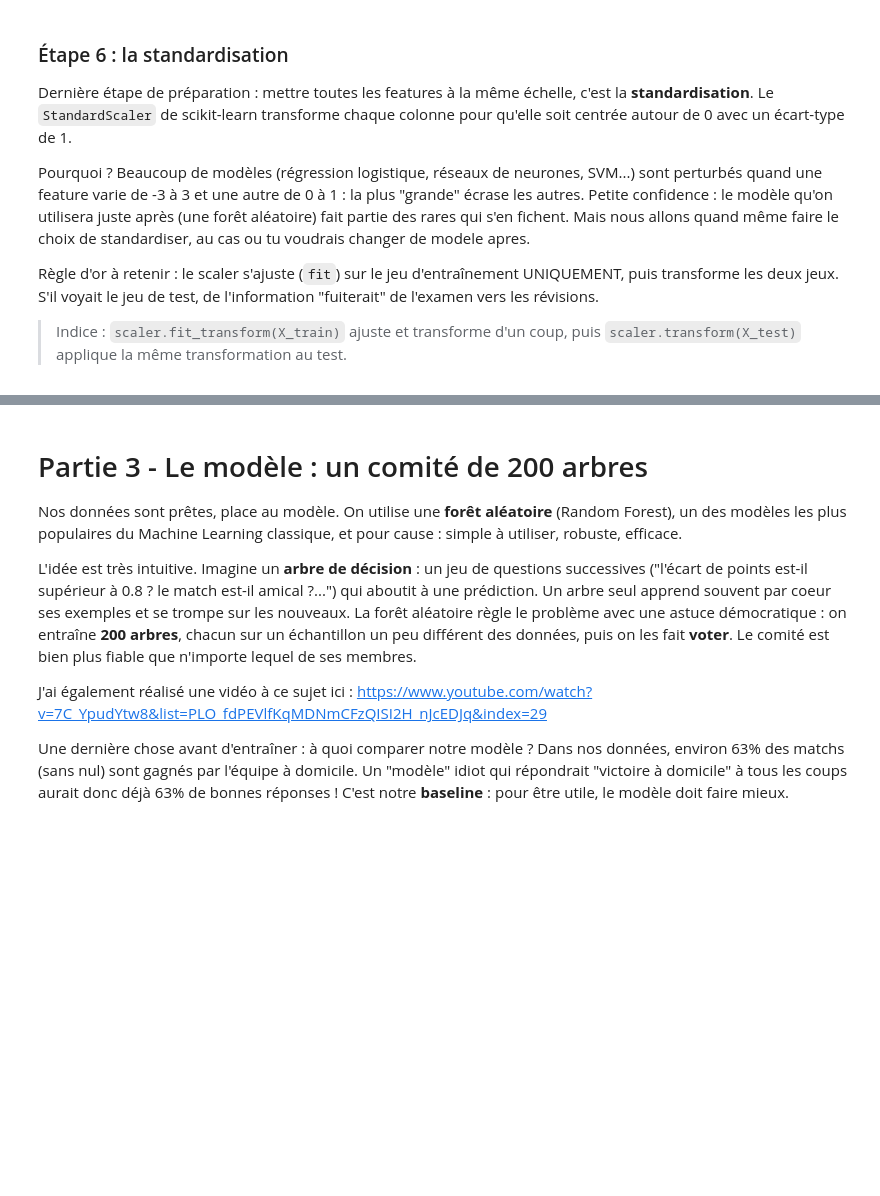
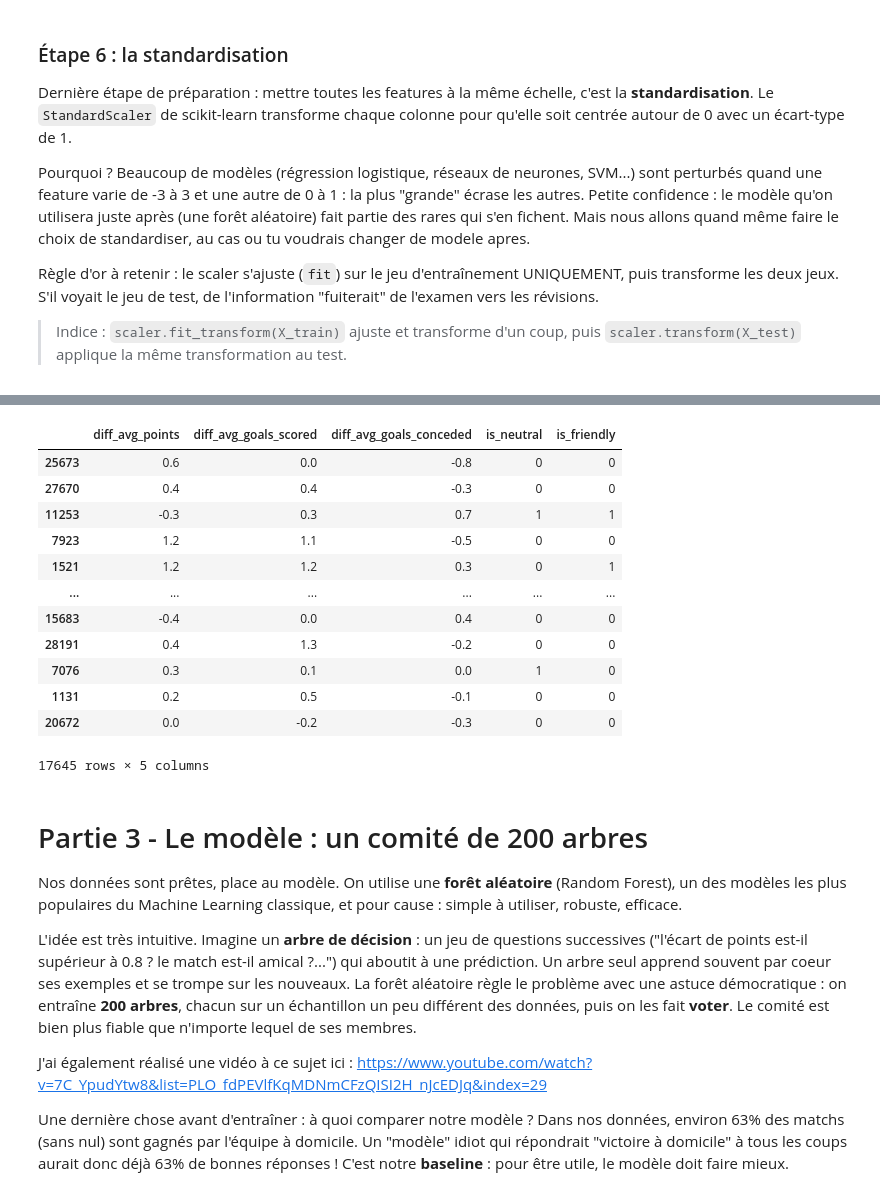
Before and after one commit to Rymdao/Cahier_Vacances_2026, a Jupyter notebook: Projet_02/projet_02.ipynb, the cells around one changed output, grey strips where cells are left out. Saved outputs shown, nothing was run; the diff lists cells and outputs as text; code cells hidden in the pictures; blank space fills up the shorter version.

```diff
--- a/Projet_02/projet_02.ipynb
+++ b/Projet_02/projet_02.ipynb
@@ -304,6 +337,8 @@ Que veut-on prédire exactement ? Le vainqueur du match. Dans une phase finale d
 > Indice : une comparaison comme `(data["home_score"] > data["away_score"])` donne des True/False, et `.astype(int)` les transforme en 1/0.
 # %%
 ### START CODE HERE ###
+data = df[df["outcome"] != "draw"].copy()
+data["home_win"] = (data["home_score"] > data["away_score"]).astype(int)
 
 ### END CODE HERE ###
 
@@ -327,6 +369,8 @@ On va créer deux nouvelles colonnes encodées :
 > Indice : `.astype(int)` transforme des True/False en 1/0, et une comparaison comme `data["tournament"] == "Friendly"` donne justement des True/False.
 # %%
 ### START CODE HERE ###
+data["is_neutral"] = data["neutral"].astype(int)
+data["is_friendly"] = (data["tournament"] == "Friendly").astype(int)
 
 ### END CODE HERE ###
 
@@ -348,6 +400,10 @@ Crée donc trois colonnes qui mesurent cet écart (domicile moins extérieur) :
 - `diff_avg_goals_conceded` : différence de buts encaissés en moyenne
 # %%
 ### START CODE HERE ###
+data["diff_avg_points"] = data["home_avg_points"] - data["away_avg_points"]
+data["diff_avg_goals_scored"] = data["home_avg_goals_scored"] - data["away_avg_goals_scored"]
+data["diff_avg_goals_conceded"] = data["home_avg_goals_conceded"] - data["away_avg_goals_conceded"]
+
 
 ### END CODE HERE ###
 
@@ -384,6 +448,9 @@ FEATURES = [
 ]
 
 ### START CODE HERE ###
+X = data[FEATURES]
+y = data['home_win']
+X_train, X_test, y_train, y_test = train_test_split(X, y, test_size=0.2, random_state=42)
 
 ### END CODE HERE ###
 
@@ -420,3 +511,19 @@ print("Exercice validé ! Les données sont prêtes pour le modèle.")
+# %%
+X_train
+# %% [output]
+|  | diff_avg_points | diff_avg_goals_scored | diff_avg_goals_conceded | is_neutral | is_friendly |
+| 25673 | 0.6 | 0.0 | -0.8 | 0 | 0 |
+| 27670 | 0.4 | 0.4 | -0.3 | 0 | 0 |
+| 11253 | -0.3 | 0.3 | 0.7 | 1 | 1 |
+| 7923 | 1.2 | 1.1 | -0.5 | 0 | 0 |
+| 1521 | 1.2 | 1.2 | 0.3 | 0 | 1 |
+| ... | ... | ... | ... | ... | ... |
+| 15683 | -0.4 | 0.0 | 0.4 | 0 | 0 |
+| 28191 | 0.4 | 1.3 | -0.2 | 0 | 0 |
+| 7076 | 0.3 | 0.1 | 0.0 | 1 | 0 |
+| 1131 | 0.2 | 0.5 | -0.1 | 0 | 0 |
+| 20672 | 0.0 | -0.2 | -0.3 | 0 | 0 |
+17645 rows × 5 columns
 # %% [markdown]
 # Partie 3 - Le modèle : un comité de 200 arbres
 
```
Also changed, not shown: parts of 16 cells of this notebook.
